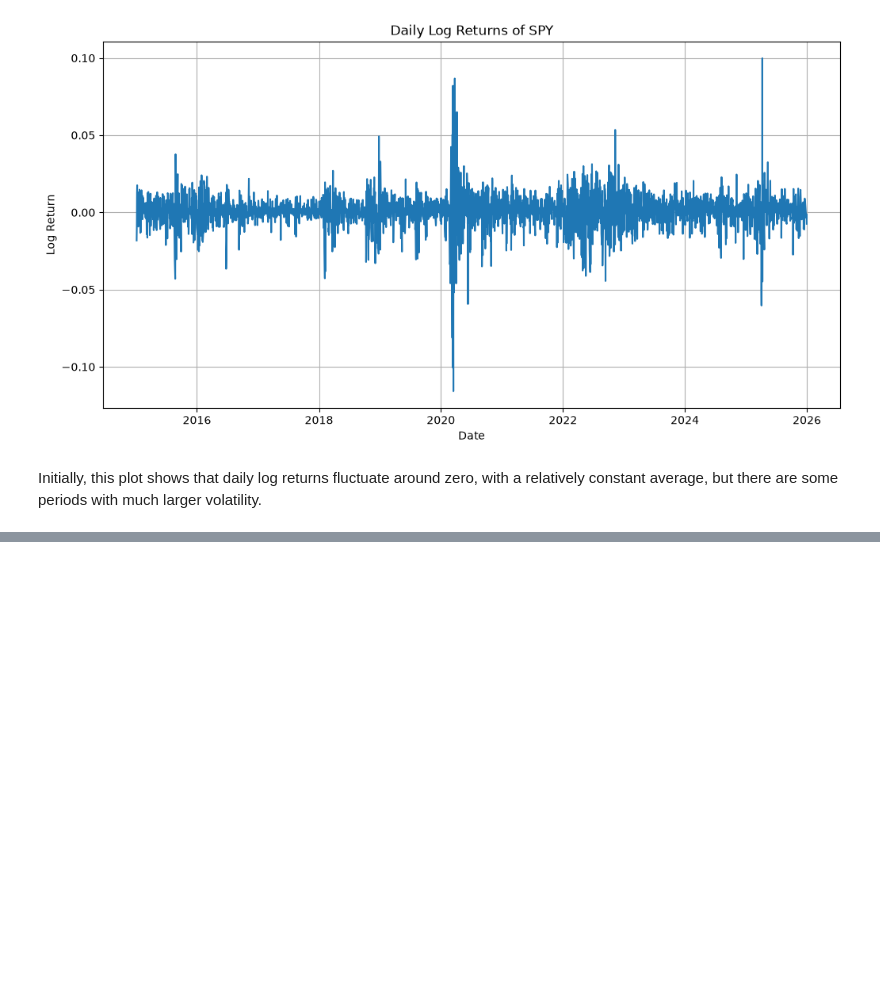
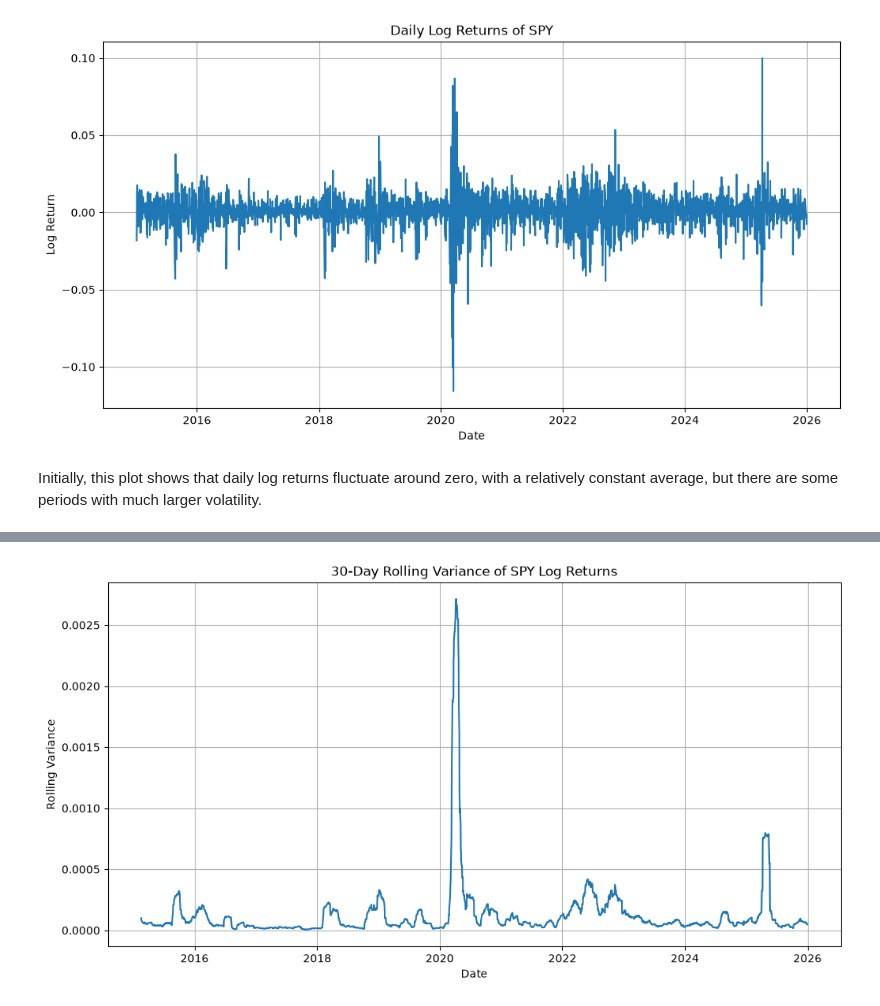
Before and after one commit to evanmartin21/Quant-Summer-Research-Project, a Jupyter notebook: notebooks/02_time_series_analysis.ipynb, the cells around one changed output, grey strips where cells are left out. Cells and saved outputs as stored; diff of their text form; code cells hidden in the pictures; blank space fills up the shorter version.

```diff
--- a/notebooks/02_time_series_analysis.ipynb
+++ b/notebooks/02_time_series_analysis.ipynb
@@ -67,0 +187,14 @@ Initially, this plot shows that daily log returns fluctuate around zero, with a
+# %%
+plt.figure(figsize=(12,6))
+
+plt.plot(spy.index, spy["Rolling_Variance"])
+
+plt.title("30-Day Rolling Variance of SPY Log Returns")
+plt.xlabel("Date")
+plt.ylabel("Rolling Variance")
+
+plt.grid(True)
+
+plt.show()
+# %% [output]
+[figure, added]
```
Also changed, not shown: parts of 24 cells of this notebook, 1 other file.
